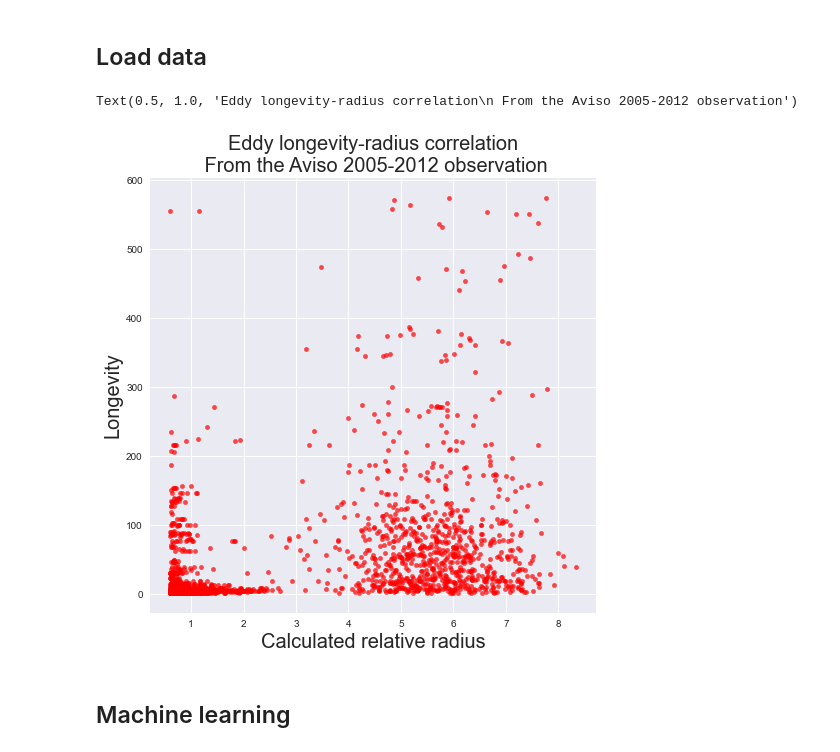
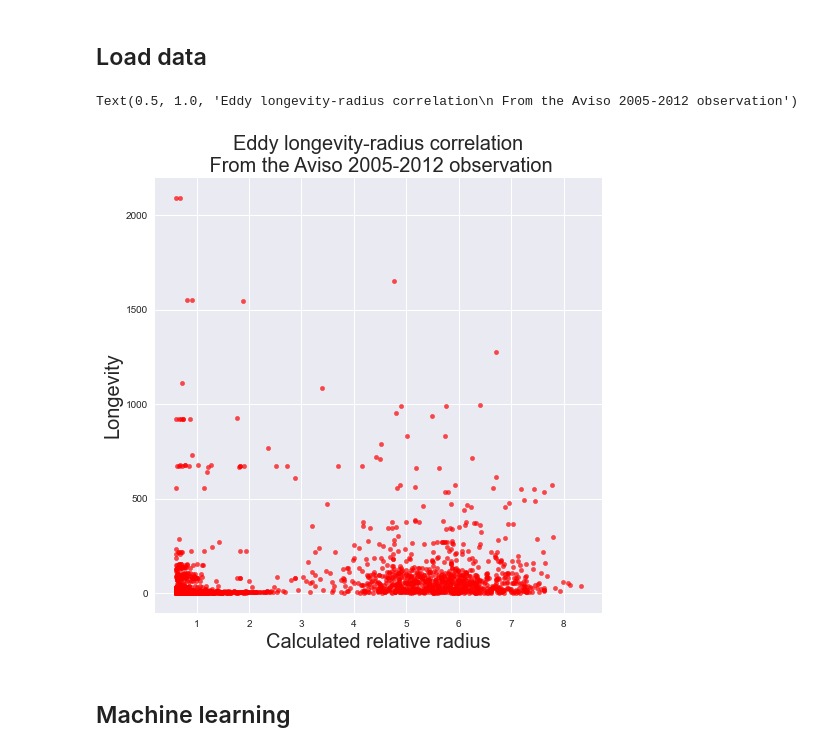
Before and after one commit to Dudgit/Data_sience_lab, a Jupyter notebook: main.ipynb, the cells around one changed output. Cells and saved outputs as stored; diff of their text form; code cells hidden in the pictures.

```diff
--- a/main.ipynb
+++ b/main.ipynb
@@ -27,16 +25,17 @@ experiment = "2005-2012"
 ## Load data
 # %%
 Eddy = pd.read_csv(
-    #PATH+
-    fpath+".csv")
+    PATH +
+    fpath+".csv"
+    )
 # %%
-Eddy[(Eddy.Longevity > 1) &(Eddy.Longevity < 600) ].plot.scatter(x = "radius",y = "Longevity", alpha = .7,color ="red")
+Eddy.plot.scatter(x = "radius",y = "Longevity", alpha = .7,color ="red")
 plt.xlabel("Calculated relative radius")
 plt.ylabel("Longevity")
 plt.title(f"Eddy longevity-radius correlation\n From the Aviso {experiment} observation")
 # %% [output]
 Text(0.5, 1.0, 'Eddy longevity-radius correlation\n From the Aviso 2005-2012 observation')
-[figure, old version]
+[figure, new version]
 # %% [markdown]
 ## Machine learning
 # %%
```
Also changed, not shown: parts of 9 cells of this notebook.
